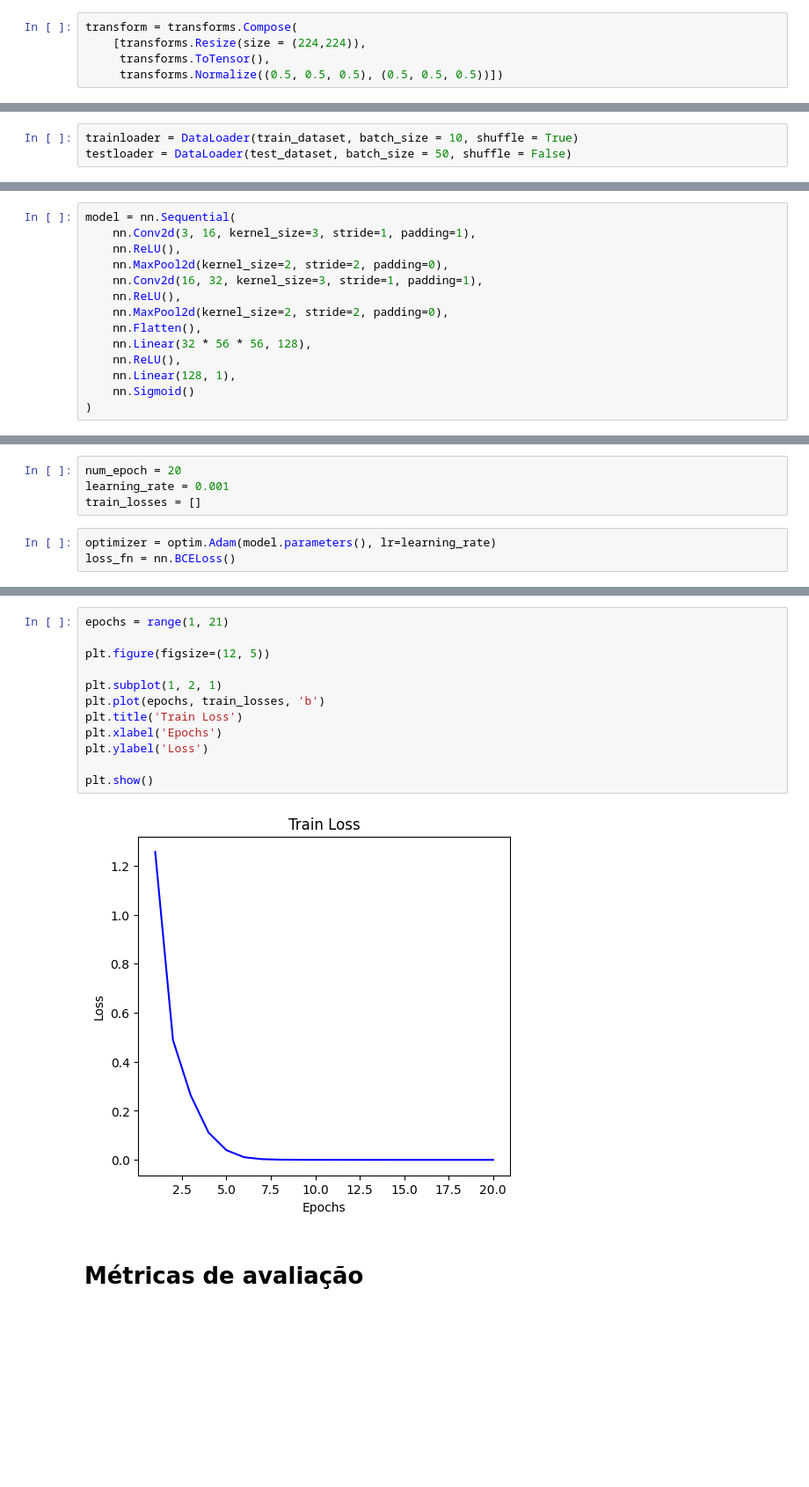
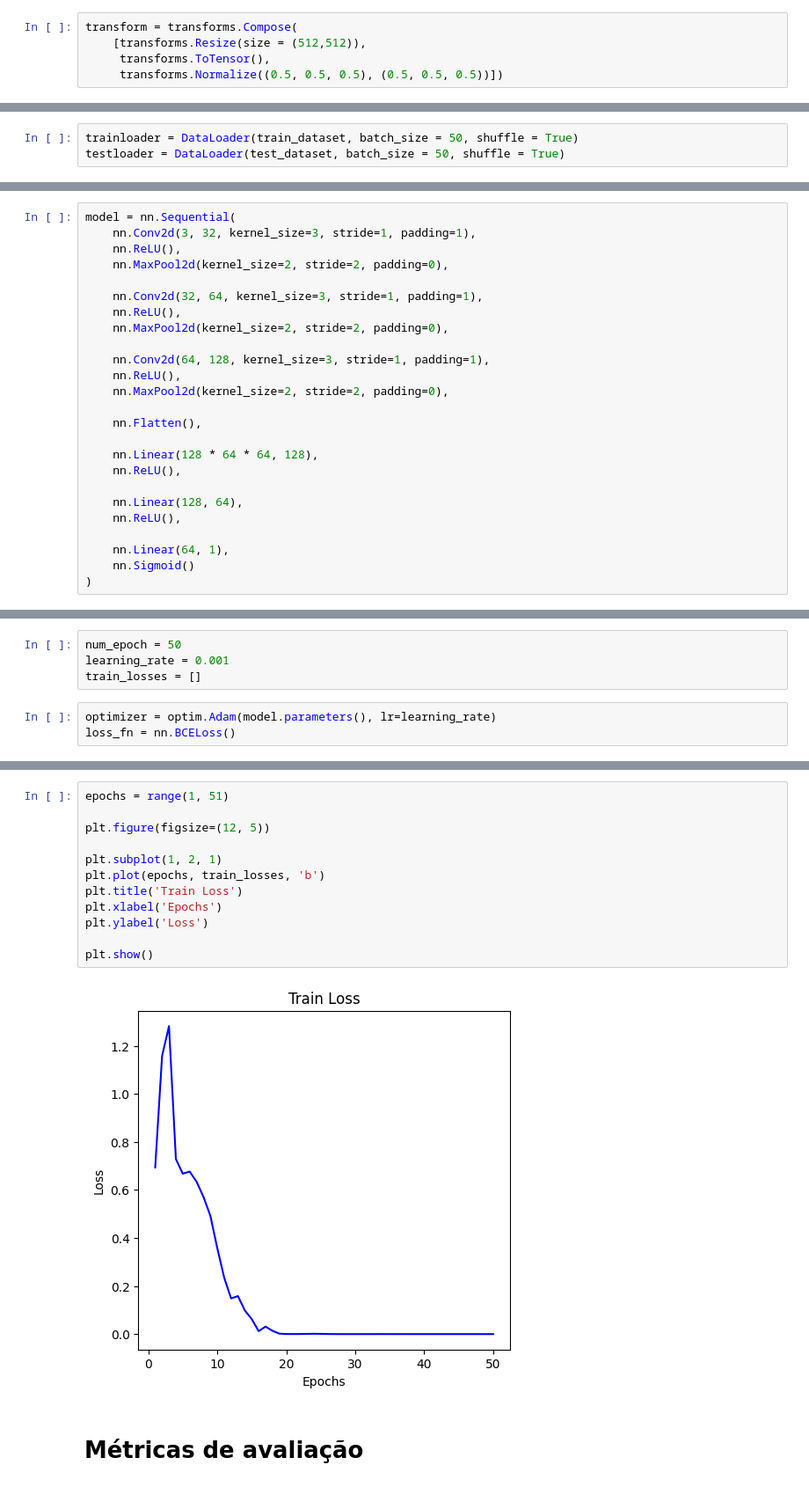
Before and after one commit to AlxDev-hub/Classificacao-KAN-DoencasPulmonares, a Jupyter notebook: teste1_cnn.ipynb, the cells around one changed output, grey strips where cells are left out. Shown: that part at 88% size. Cells and saved outputs as stored; diff of their text form; blank space fills up the shorter version.

```diff
--- a/teste1_cnn.ipynb
+++ b/teste1_cnn.ipynb
@@ -13,6 +13,6 @@ import matplotlib.pyplot as plt
 # %%
 transform = transforms.Compose(
-    [transforms.Resize(size = (224,224)),
+    [transforms.Resize(size = (512,512)),
      transforms.ToTensor(),
      transforms.Normalize((0.5, 0.5, 0.5), (0.5, 0.5, 0.5))])
 # %%
@@ -22,22 +22,33 @@ test = '1Amostragem/test'
 train_dataset = datasets.ImageFolder(train, transform = transform)
 test_dataset = datasets.ImageFolder(test, transform = transform)
 # %%
-trainloader = DataLoader(train_dataset, batch_size = 10, shuffle = True)
-testloader = DataLoader(test_dataset, batch_size = 50, shuffle = False)
+trainloader = DataLoader(train_dataset, batch_size = 50, shuffle = True)
+testloader = DataLoader(test_dataset, batch_size = 50, shuffle = True)
 # %% [markdown]
 # Implementação da arquitetura CNN
 # %%
 model = nn.Sequential(
-    nn.Conv2d(3, 16, kernel_size=3, stride=1, padding=1),
+    nn.Conv2d(3, 32, kernel_size=3, stride=1, padding=1),
     nn.ReLU(),
     nn.MaxPool2d(kernel_size=2, stride=2, padding=0),
-    nn.Conv2d(16, 32, kernel_size=3, stride=1, padding=1),
+
+    nn.Conv2d(32, 64, kernel_size=3, stride=1, padding=1),
     nn.ReLU(),
     nn.MaxPool2d(kernel_size=2, stride=2, padding=0),
+
+    nn.Conv2d(64, 128, kernel_size=3, stride=1, padding=1),
+    nn.ReLU(),
+    nn.MaxPool2d(kernel_size=2, stride=2, padding=0),
+
     nn.Flatten(),
-    nn.Linear(32 * 56 * 56, 128),
+
+    nn.Linear(128 * 64 * 64, 128),
     nn.ReLU(),
-    nn.Linear(128, 1),
+
+    nn.Linear(128, 64),
+    nn.ReLU(),
+
+    nn.Linear(64, 1),
     nn.Sigmoid()
 )
 # %%
@@ -59,6 +75,6 @@ Sequential(
 )
 # %%
-num_epoch = 20
+num_epoch = 50
 learning_rate = 0.001
 train_losses = []
 # %%
@@ -126,17 +139,17 @@ Acurácia: 90.00%
 # %%
-epochs = range(1, 21)
+epochs = range(1, 51)
 
 plt.figure(figsize=(12, 5))
 
 plt.subplot(1, 2, 1)
 plt.plot(epochs, train_losses, 'b')
 plt.title('Train Loss')
 plt.xlabel('Epochs')
 plt.ylabel('Loss')
 
 plt.show()
 # %% [output]
-[figure, old version]
+[figure, new version]
 # %% [markdown]
 # Métricas de avaliação
 # %%
```
Also changed, not shown: parts of 10 cells of this notebook, 2 other files.
